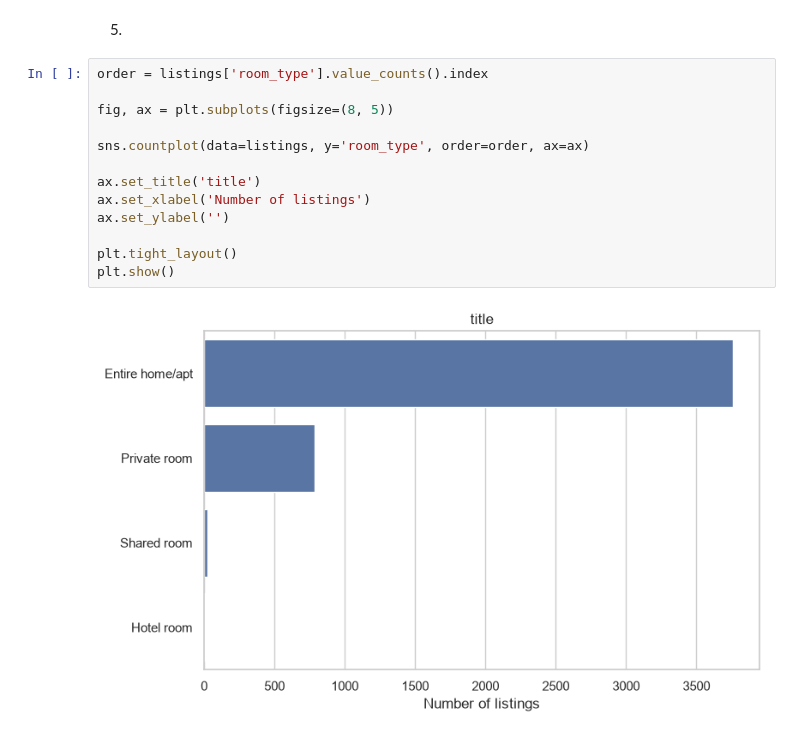
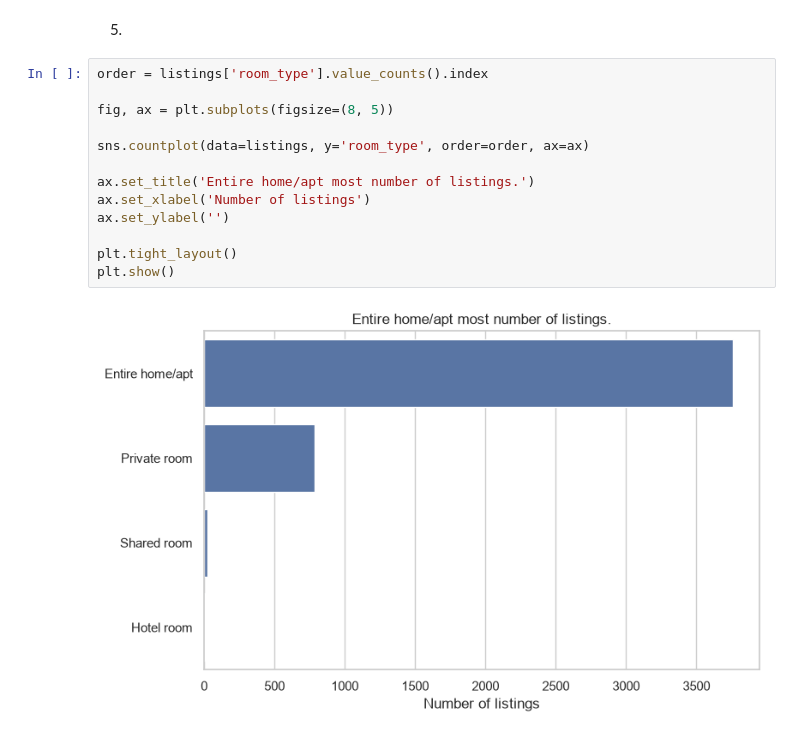
Before and after one commit to MurtazaRafi/Lexicon26, a Jupyter notebook: DataVisualization/lab7.ipynb, the cells around one changed output. Drawn from its saved outputs; the diff is of its cells as text.

```diff
--- a/DataVisualization/lab7.ipynb
+++ b/DataVisualization/lab7.ipynb
@@ -111,15 +111,15 @@ plt.show()
 # %%
 order = listings['room_type'].value_counts().index
 
 fig, ax = plt.subplots(figsize=(8, 5))
 
 sns.countplot(data=listings, y='room_type', order=order, ax=ax)
 
-ax.set_title('title')
+ax.set_title('Entire home/apt most number of listings.')
 ax.set_xlabel('Number of listings')
 ax.set_ylabel('')
 
 plt.tight_layout()
 plt.show()
 # %% [output]
-[figure, old version]
+[figure, new version]
```
Also changed, not shown: parts of 2 cells of this notebook.
